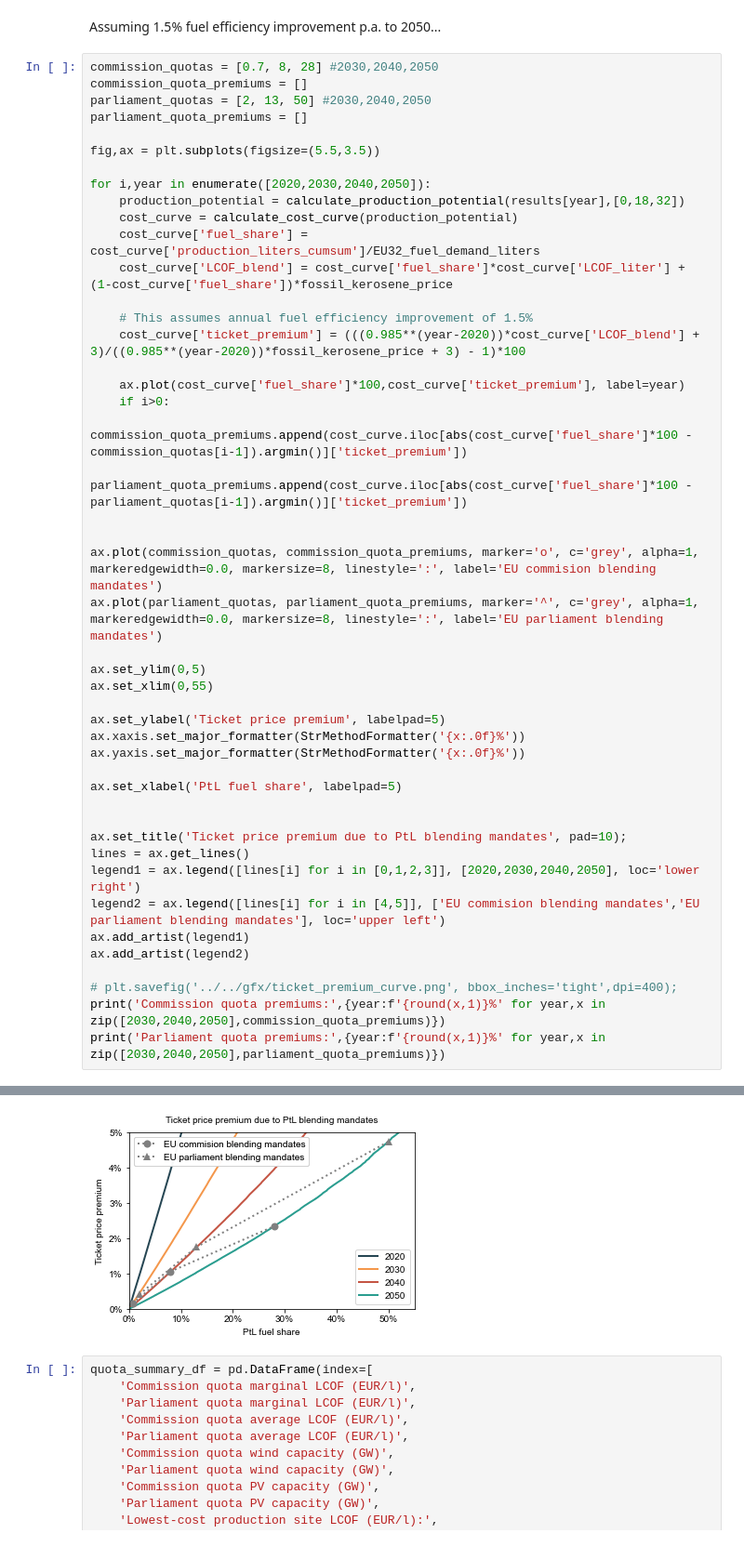
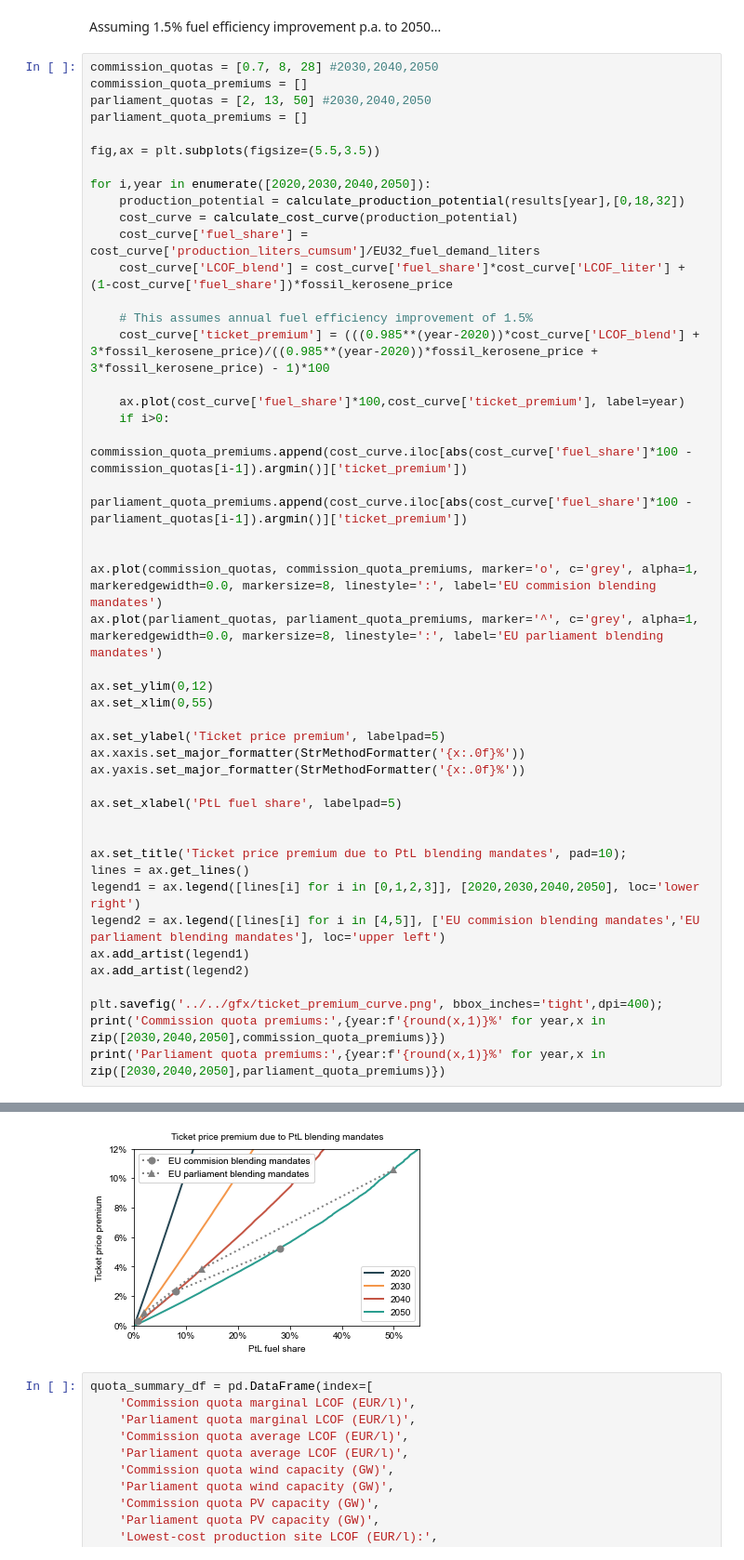
Before and after one commit to kwdseymour/EuroSAFs, a Jupyter notebook: scripts/analysis/cost_curve.ipynb, the cells around one changed output, grey strips where cells are left out. Shown at 93% size. Saved outputs shown, nothing was run; the diff lists cells and outputs as text.

Commit message:
Fix mistake in ticket green premium calculation and figure

```diff
--- a/scripts/analysis/cost_curve.ipynb
+++ b/scripts/analysis/cost_curve.ipynb
@@ -295,7 +295,7 @@ for i,year in enumerate([2020,2030,2040,2050]):
     cost_curve['LCOF_blend'] = cost_curve['fuel_share']*cost_curve['LCOF_liter'] + (1-cost_curve['fuel_share'])*fossil_kerosene_price
 
     # This assumes annual fuel efficiency improvement of 1.5%
-    cost_curve['ticket_premium'] = (((0.985**(year-2020))*cost_curve['LCOF_blend'] + 3)/((0.985**(year-2020))*fossil_kerosene_price + 3) - 1)*100
+    cost_curve['ticket_premium'] = (((0.985**(year-2020))*cost_curve['LCOF_blend'] + 3*fossil_kerosene_price)/((0.985**(year-2020))*fossil_kerosene_price + 3*fossil_kerosene_price) - 1)*100
 
     ax.plot(cost_curve['fuel_share']*100,cost_curve['ticket_premium'], label=year)
     if i>0:
@@ -306,7 +306,7 @@ for i,year in enumerate([2020,2030,2040,2050]):
 ax.plot(commission_quotas, commission_quota_premiums, marker='o', c='grey', alpha=1, markeredgewidth=0.0, markersize=8, linestyle=':', label='EU commision blending mandates')
 ax.plot(parliament_quotas, parliament_quota_premiums, marker='^', c='grey', alpha=1, markeredgewidth=0.0, markersize=8, linestyle=':', label='EU parliament blending mandates')
 
-ax.set_ylim(0,5)
+ax.set_ylim(0,12)
 ax.set_xlim(0,55)
 
 ax.set_ylabel('Ticket price premium', labelpad=5)
@@ -323,7 +323,7 @@ legend2 = ax.legend([lines[i] for i in [4,5]], ['EU commision blending mandates'
 ax.add_artist(legend1)
 ax.add_artist(legend2)
 
-# plt.savefig('../../gfx/ticket_premium_curve.png', bbox_inches='tight',dpi=400);
+plt.savefig('../../gfx/ticket_premium_curve.png', bbox_inches='tight',dpi=400);
 print('Commission quota premiums:',{year:f'{round(x,1)}%' for year,x in zip([2030,2040,2050],commission_quota_premiums)})
 print('Parliament quota premiums:',{year:f'{round(x,1)}%' for year,x in zip([2030,2040,2050],parliament_quota_premiums)})
 # %% [output]
@@ -332,4 +332,4 @@ Parliament quota premiums: {2030: '0.4%', 2040: '1.7%', 2050: '4.7%'}
-[figure, old version]
+[figure, new version]
 # %%
 quota_summary_df = pd.DataFrame(index=[
     'Commission quota marginal LCOF (EUR/l)',
```
Also changed, not shown: parts of 1 cell of this notebook, 1 other file.
